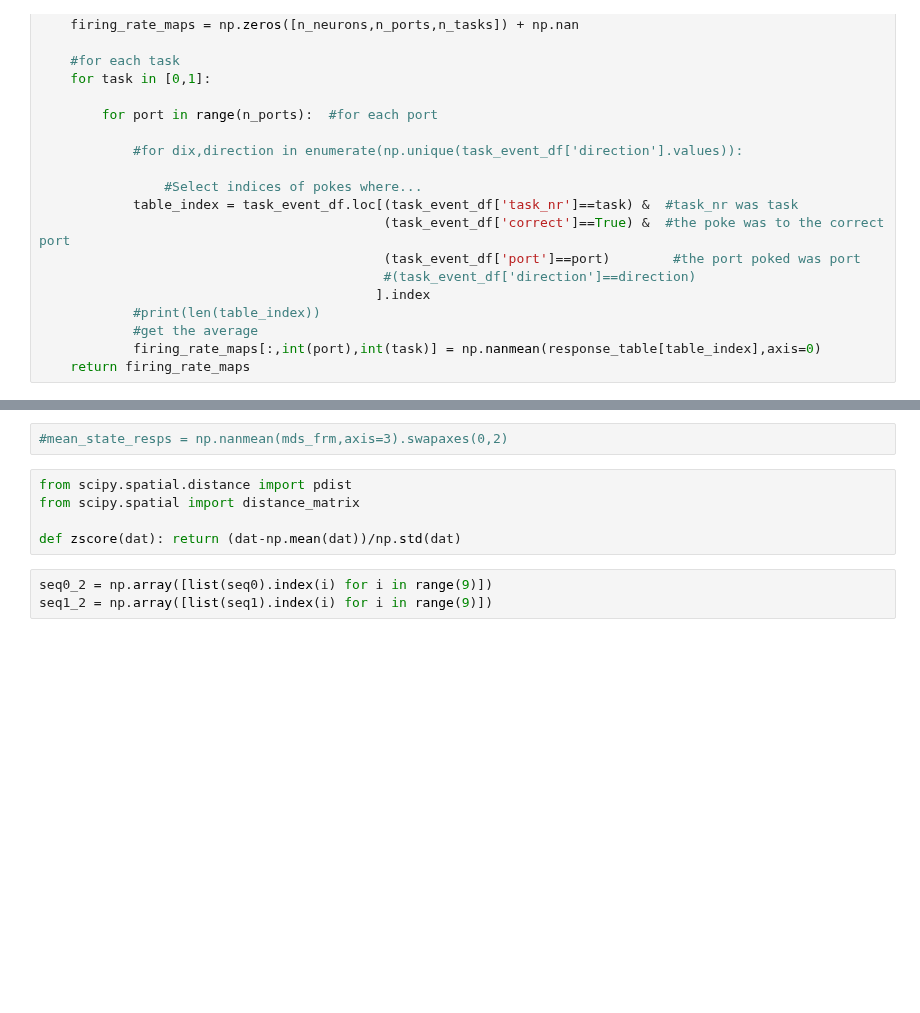
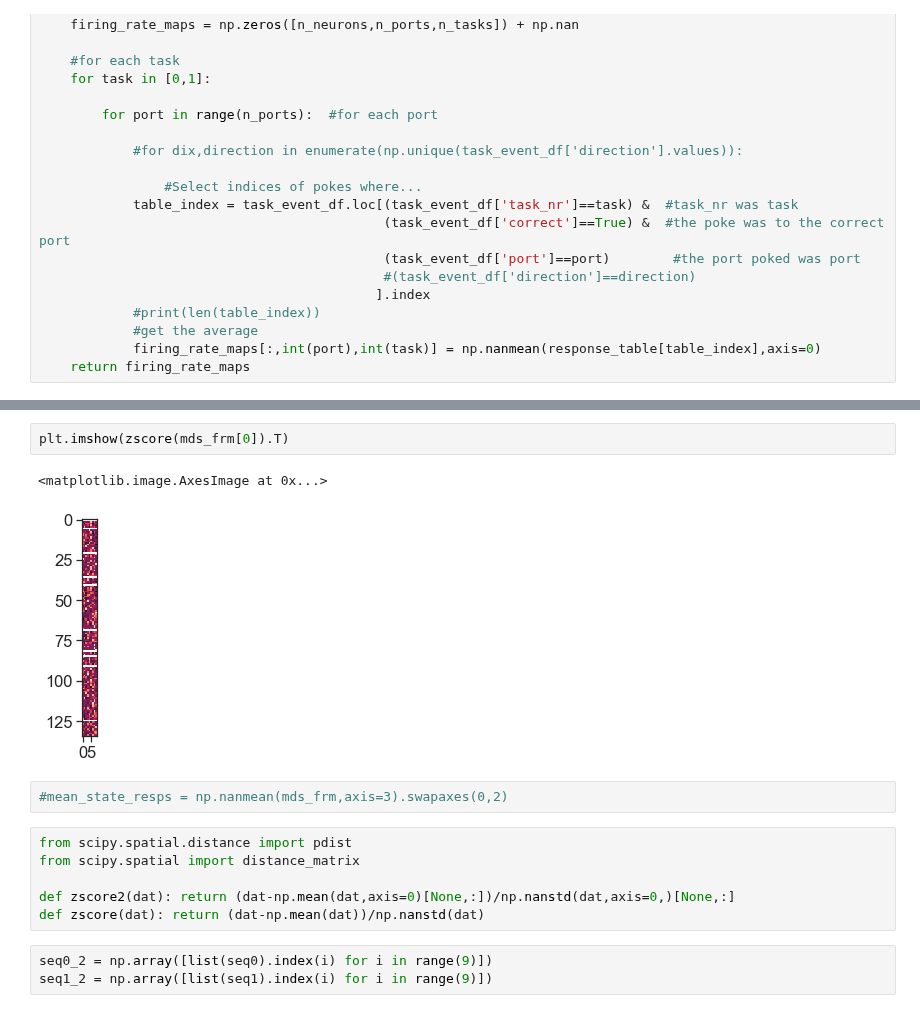
Before and after one commit to yves-weissenberger/ll_ephys, a Jupyter notebook: ephys_notebooks/RSA_task_distance.ipynb, the cells around one changed output, grey strips where cells are left out. Saved outputs shown, nothing was run; the diff lists cells and outputs as text; blank space fills up the shorter version.

```diff
--- a/ephys_notebooks/RSA_task_distance.ipynb
+++ b/ephys_notebooks/RSA_task_distance.ipynb
@@ -158,10 +168,16 @@ graph_type1
+# %%
+plt.imshow(zscore(mds_frm[0]).T)
+# %% [output]
+<matplotlib.image.AxesImage at 0x...>
+[figure, added]
 # %%
 #mean_state_resps = np.nanmean(mds_frm,axis=3).swapaxes(0,2)
 # %%
 from scipy.spatial.distance import pdist
 from scipy.spatial import distance_matrix
 
-def zscore(dat): return (dat-np.mean(dat))/np.std(dat)
+def zscore2(dat): return (dat-np.mean(dat,axis=0)[None,:])/np.nanstd(dat,axis=0,)[None,:]
+def zscore(dat): return (dat-np.mean(dat))/np.nanstd(dat)
 # %%
 seq0_2 = np.array([list(seq0).index(i) for i in range(9)])
 seq1_2 = np.array([list(seq1).index(i) for i in range(9)])
```
Also changed, not shown: parts of 26 cells of this notebook, 11 other files.
